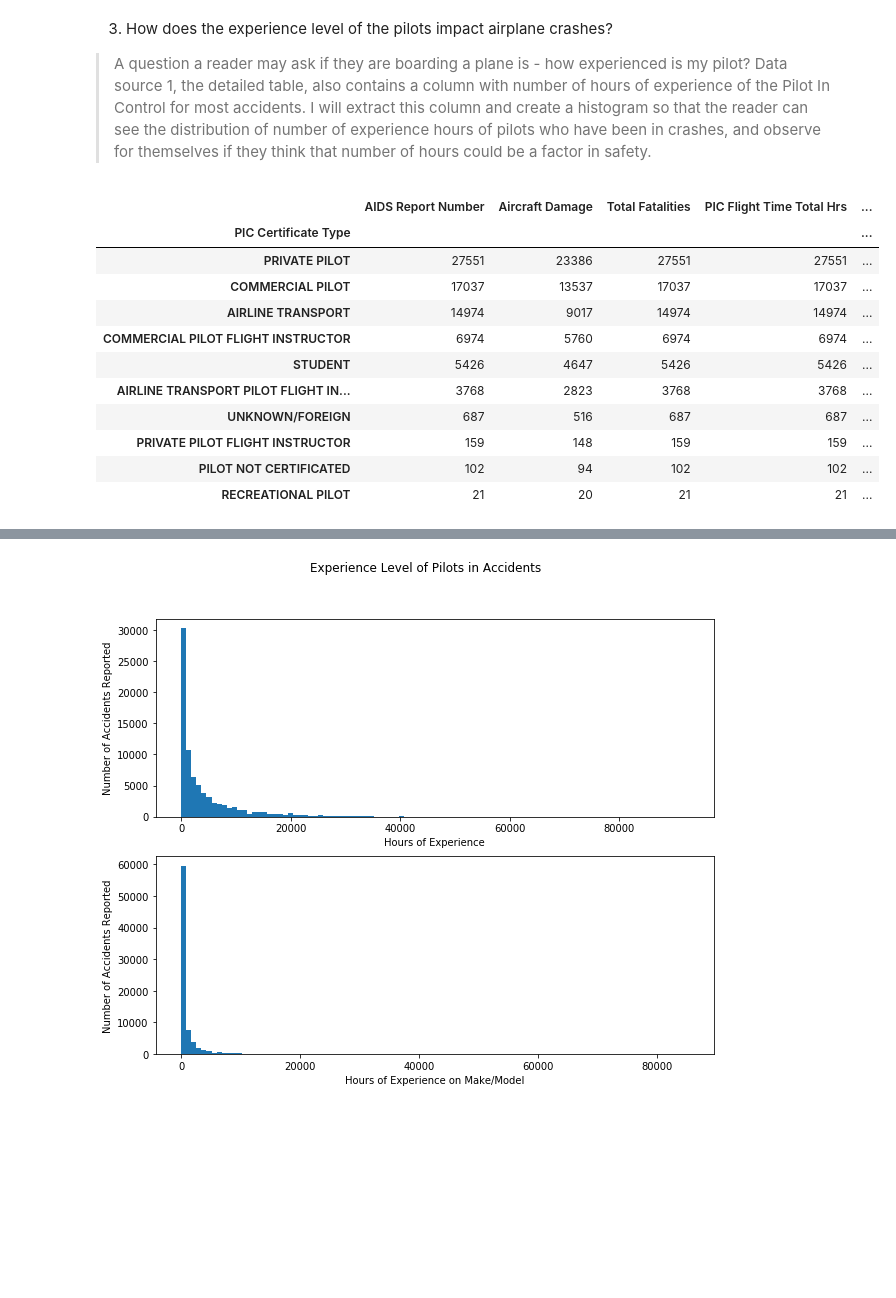
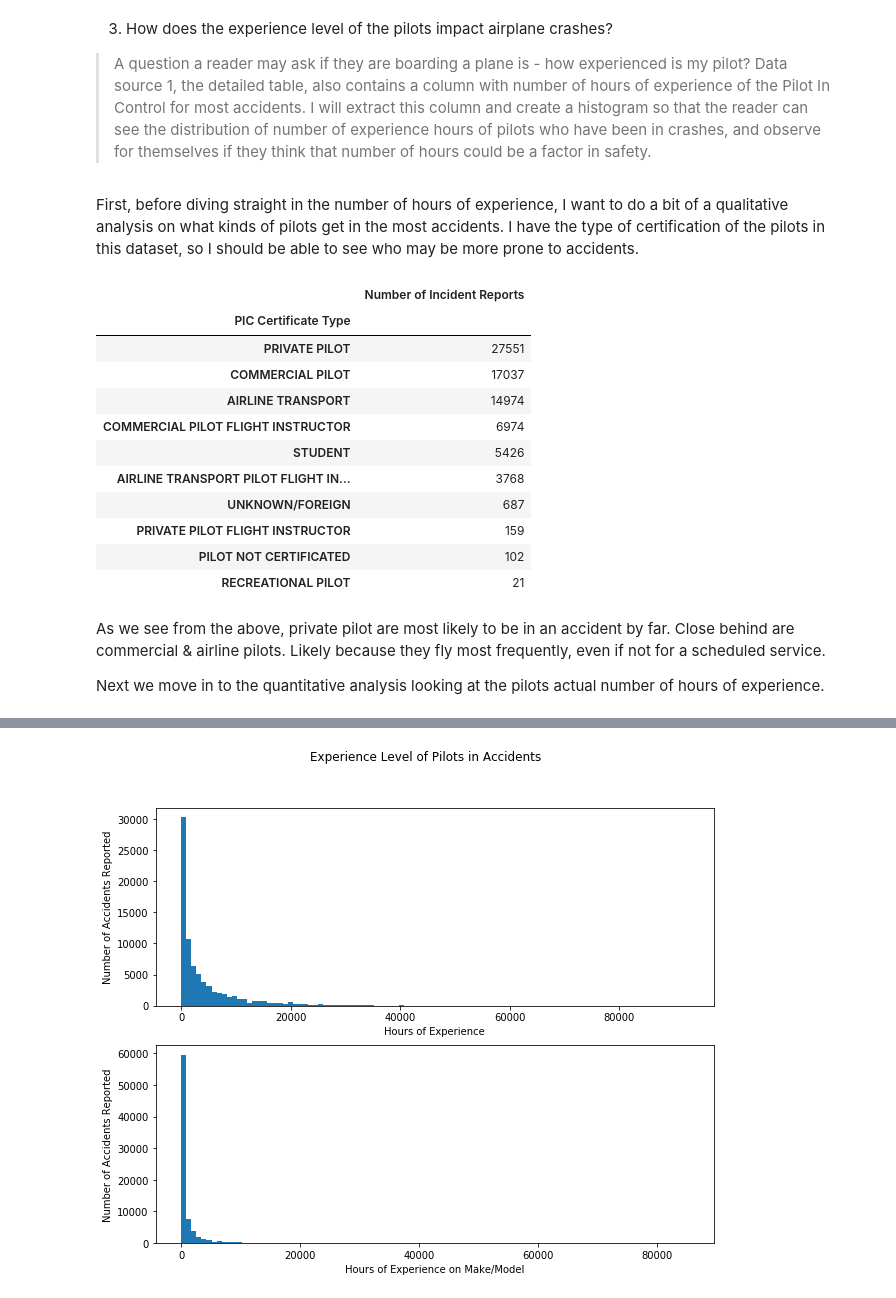
Before and after one commit to lheintz/DATA512, a Jupyter notebook: FinalProject/src/Aviation Analysis.ipynb, the cells around one changed output, grey strips where cells are left out. Cells and saved outputs as stored; diff of their text form; code cells hidden in the pictures; blank space fills up the shorter version.

```diff
--- a/FinalProject/src/Aviation Analysis.ipynb
+++ b/FinalProject/src/Aviation Analysis.ipynb
@@ -975,29 +1042,40 @@ fatal_type_count.sort_values(by =['AIDS Report Number'], ascending = False).head
 3. How does the experience level of the pilots impact airplane crashes?
 
 > A question a reader may ask if they are boarding a plane is - how experienced is my pilot? Data source 1, the detailed table, also contains a column with number of hours of experience of the Pilot In Control for most accidents. I will extract this column and create a histogram so that the reader can see the distribution of number of experience hours of pilots who have been in crashes, and observe for themselves if they think that number of hours could be a factor in safety.
+# %% [markdown]
+First, before diving straight in the number of hours of experience, I want to do a bit of a qualitative analysis on what kinds of pilots get in the most accidents. I have the type of certification of the pilots in this dataset, so I should be able to see who may be more prone to accidents.
 # %%
 # Next, we subset the data to just the columns of interest
 PIC_subset = faa_aids[['AIDS Report Number', 'Aircraft Damage', 'Total Fatalities', 'PIC Certificate Type',
                        'PIC Flight Time Total Hrs', 'PIC Flight Time Total Make-Model',
                       'Aircraft Make', 'Aircraft Model']].copy()
 PIC_subset['Aircraft Make Model'] = PIC_subset['Aircraft Make'] + ' ' + fatal_plane_type_subset['Aircraft Model']
 
 # Drop rows which have NA for any of the 3 PIC columns of interest
 PIC_subset = PIC_subset.dropna(subset=['PIC Certificate Type', 'PIC Flight Time Total Hrs', 'PIC Flight Time Total Make-Model'])
 
 # Group by PIC certificate type, Sort by largest count
 PIC_cert_count = PIC_subset.groupby(['PIC Certificate Type']).count()
-PIC_cert_count.sort_values(by =['AIDS Report Number'], ascending = False).head(10)
+
+# Drop unused columns
+PIC_cert_count = PIC_cert_count.drop(columns=["Aircraft Make","Aircraft Model","Total Fatalities","Aircraft Damage","Total Fatalities","PIC Flight Time Total Hrs", "PIC Flight Time Total Make-Model", "Aircraft Make Model"])
+
+# Rename column
+PIC_cert_count = PIC_cert_count.rename(columns={"AIDS Report Number": "Number of Incident Reports"})
+
+# Sort and display by largest count
+df = PIC_cert_count.sort_values(by =['Number of Incident Reports'], ascending = False).head(10)
+df
 # %% [output]
-|  | AIDS Report Number | Aircraft Damage | Total Fatalities | PIC Flight Time Total Hrs | ... |
-| PIC Certificate Type |  |  |  |  | ... |
-| PRIVATE PILOT | 27551 | 23386 | 27551 | 27551 | ... |
-| COMMERCIAL PILOT | 17037 | 13537 | 17037 | 17037 | ... |
-| AIRLINE TRANSPORT | 14974 | 9017 | 14974 | 14974 | ... |
-| COMMERCIAL PILOT FLIGHT INSTRUCTOR | 6974 | 5760 | 6974 | 6974 | ... |
-| STUDENT | 5426 | 4647 | 5426 | 5426 | ... |
-| AIRLINE TRANSPORT PILOT FLIGHT IN... | 3768 | 2823 | 3768 | 3768 | ... |
-| UNKNOWN/FOREIGN | 687 | 516 | 687 | 687 | ... |
-| PRIVATE PILOT FLIGHT INSTRUCTOR | 159 | 148 | 159 | 159 | ... |
-| PILOT NOT CERTIFICATED | 102 | 94 | 102 | 102 | ... |
-| RECREATIONAL PILOT | 21 | 20 | 21 | 21 | ... |
+|  | Number of Incident Reports |
+| PIC Certificate Type |  |
+| PRIVATE PILOT | 27551 |
+| COMMERCIAL PILOT | 17037 |
+| AIRLINE TRANSPORT | 14974 |
+| COMMERCIAL PILOT FLIGHT INSTRUCTOR | 6974 |
+| STUDENT | 5426 |
+| AIRLINE TRANSPORT PILOT FLIGHT IN... | 3768 |
+| UNKNOWN/FOREIGN | 687 |
+| PRIVATE PILOT FLIGHT INSTRUCTOR | 159 |
+| PILOT NOT CERTIFICATED | 102 |
+| RECREATIONAL PILOT | 21 |
@@ -1003,0 +1084,4 @@ PIC_cert_count.sort_values(by =['AIDS Report Number'], ascending = False).head(1
+# %% [markdown]
+As we see from the above, private pilot are most likely to be in an accident by far. Close behind are commercial & airline pilots. Likely because they fly most frequently, even if not for a scheduled service.
+
+Next we move in to the quantitative analysis looking at the pilots actual number of hours of experience.
```
Also changed, not shown: parts of 36 cells of this notebook, 22 other files.
